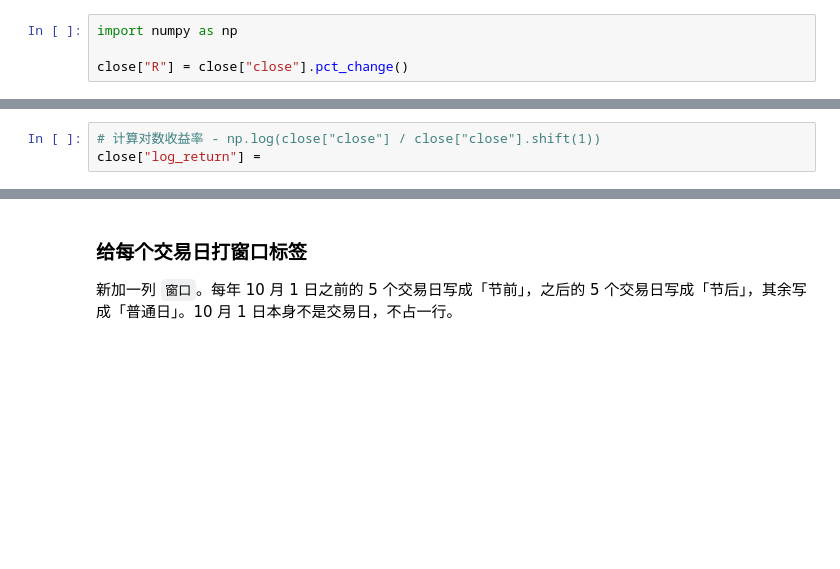
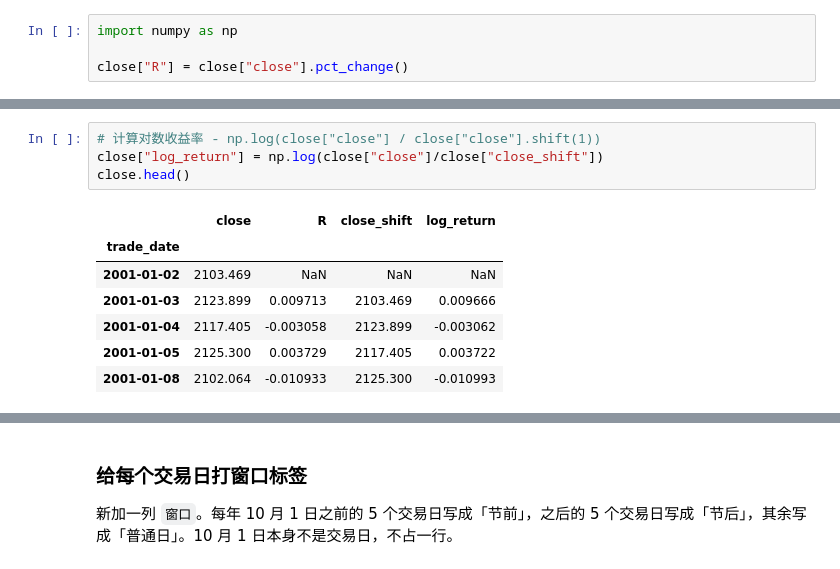
Before and after one commit to haichaozheng/my-app-2026, a Jupyter notebook: data-analysis/weeks/week05/EDA.ipynb, the cells around one changed output, grey strips where cells are left out. Drawn from its saved outputs; the diff is of its cells as text; blank space fills up the shorter version.

```diff
--- a/data-analysis/weeks/week05/EDA.ipynb
+++ b/data-analysis/weeks/week05/EDA.ipynb
@@ -101,6 +165,15 @@ close["R"] = close["close"].pct_change()
 # %%
 # 计算对数收益率 - np.log(close["close"] / close["close"].shift(1))
-close["log_return"] =
+close["log_return"] = np.log(close["close"]/close["close_shift"])
+close.head()
+# %% [output]
+|  | close | R | close_shift | log_return |
+| trade_date |  |  |  |  |
+| 2001-01-02 | 2103.469 | NaN | NaN | NaN |
+| 2001-01-03 | 2123.899 | 0.009713 | 2103.469 | 0.009666 |
+| 2001-01-04 | 2117.405 | -0.003058 | 2123.899 | -0.003062 |
+| 2001-01-05 | 2125.300 | 0.003729 | 2117.405 | 0.003722 |
+| 2001-01-08 | 2102.064 | -0.010933 | 2125.300 | -0.010993 |
 # %%
 # loc 按标签取数。这一行里逗号前后是两套标签：前面选哪几行，后面选哪几列
 close.loc[["2001-06-13", "2024-09-24"], ["close", "R", "log_return"]]
```
Also changed, not shown: parts of 25 cells of this notebook, 15 other files.
